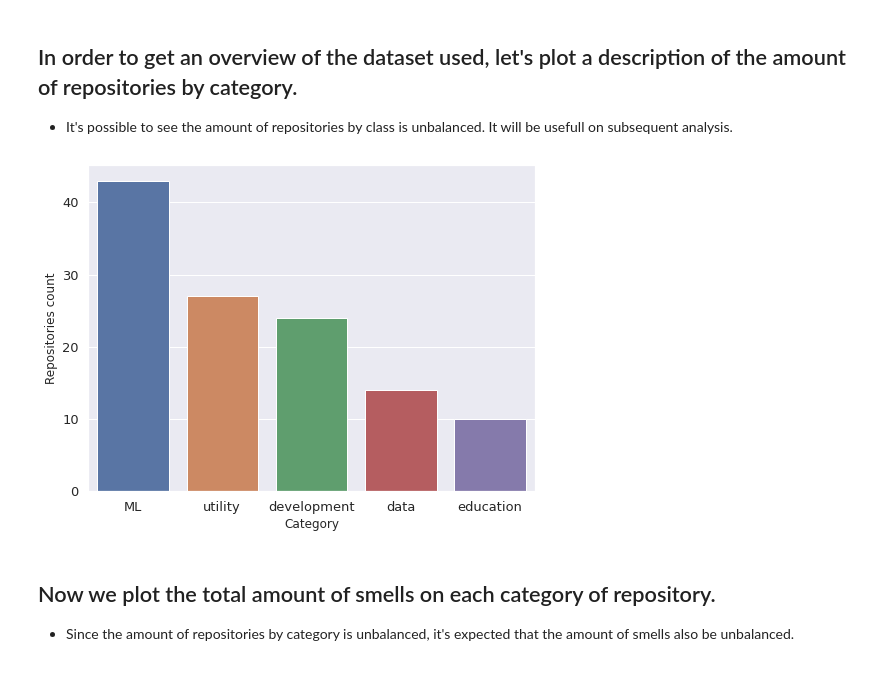
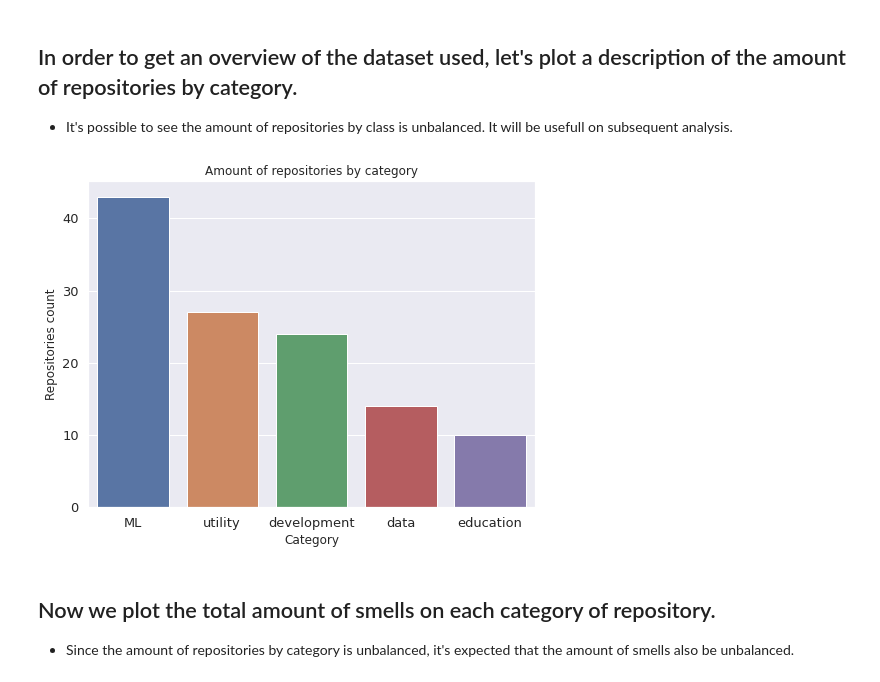
Before and after one commit to NaelsonDouglas/GithubPythonCodeSmellCrawler, a Jupyter notebook: src/Visualizations.ipynb, the cells around one changed output. Drawn from its saved outputs; the diff is of its cells as text; code cells hidden in the pictures.

```diff
--- a/src/Visualizations.ipynb
+++ b/src/Visualizations.ipynb
@@ -66,14 +85,14 @@ top_categs.nof_repos.sum()
 # %%
 rcParams['figure.figsize'] = 8, 6
 sns.barplot(data=top_categs,x='categ',y='nof_repos')
-#plt.title('Amount of repositories by category')
+plt.title('Amount of repositories by category')
 plt.ylabel('Repositories count')
 plt.xlabel('Category')
 plt.tick_params(axis='x', which='both', labelsize=13)
 plt.tick_params(axis='y', which='both', labelsize=13)
 plt.savefig('plots/repos_by_categs.svg',format='svg')
 # %% [output]
-[figure, old version]
+[figure, new version]
 # %% [markdown]
 ## Now we plot the total amount of smells on each category of repository.
 * Since the amount of repositories by category is unbalanced, it's expected that the amount of smells also be unbalanced.
```
Also changed, not shown: parts of 24 cells of this notebook, 8 other files.
